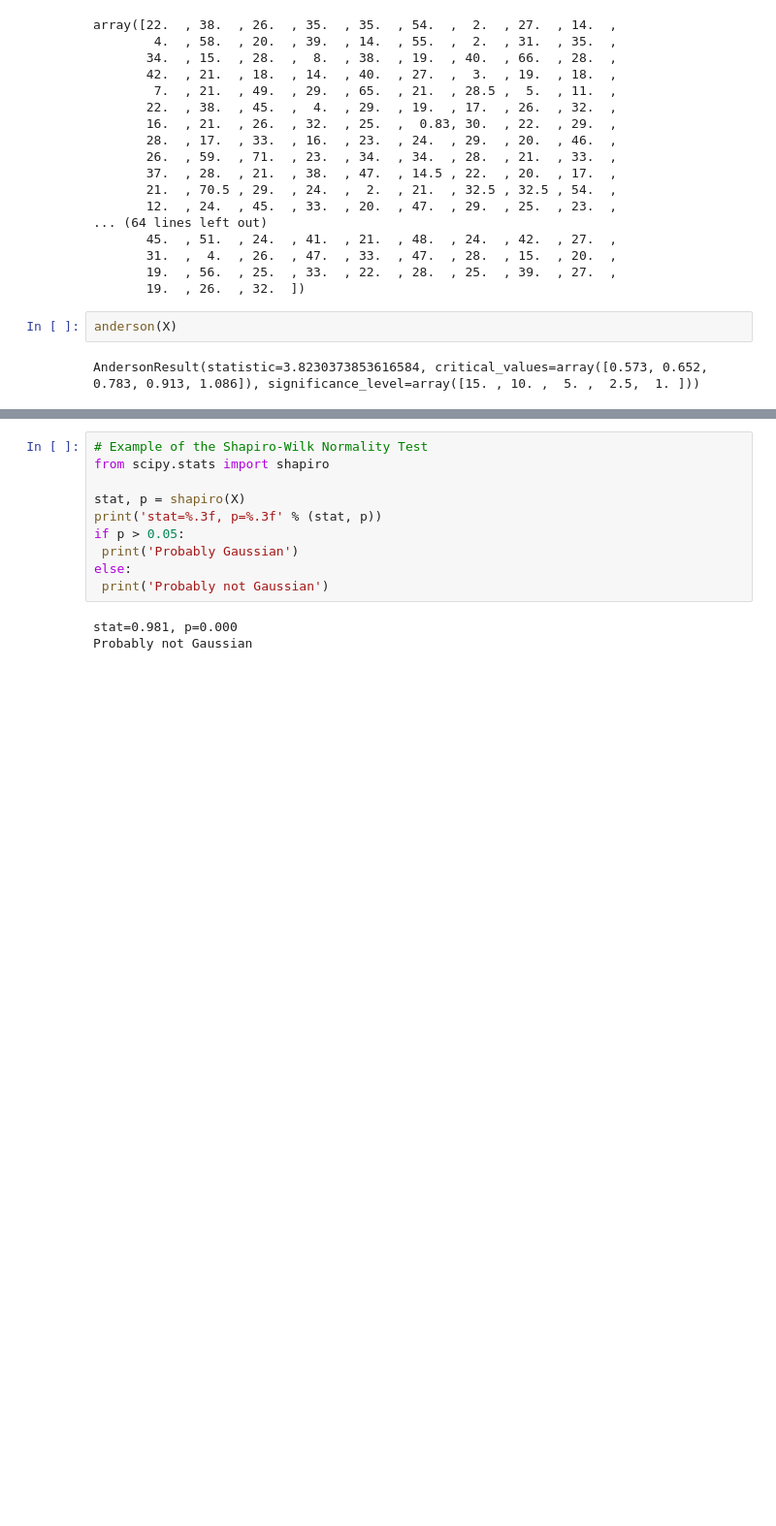
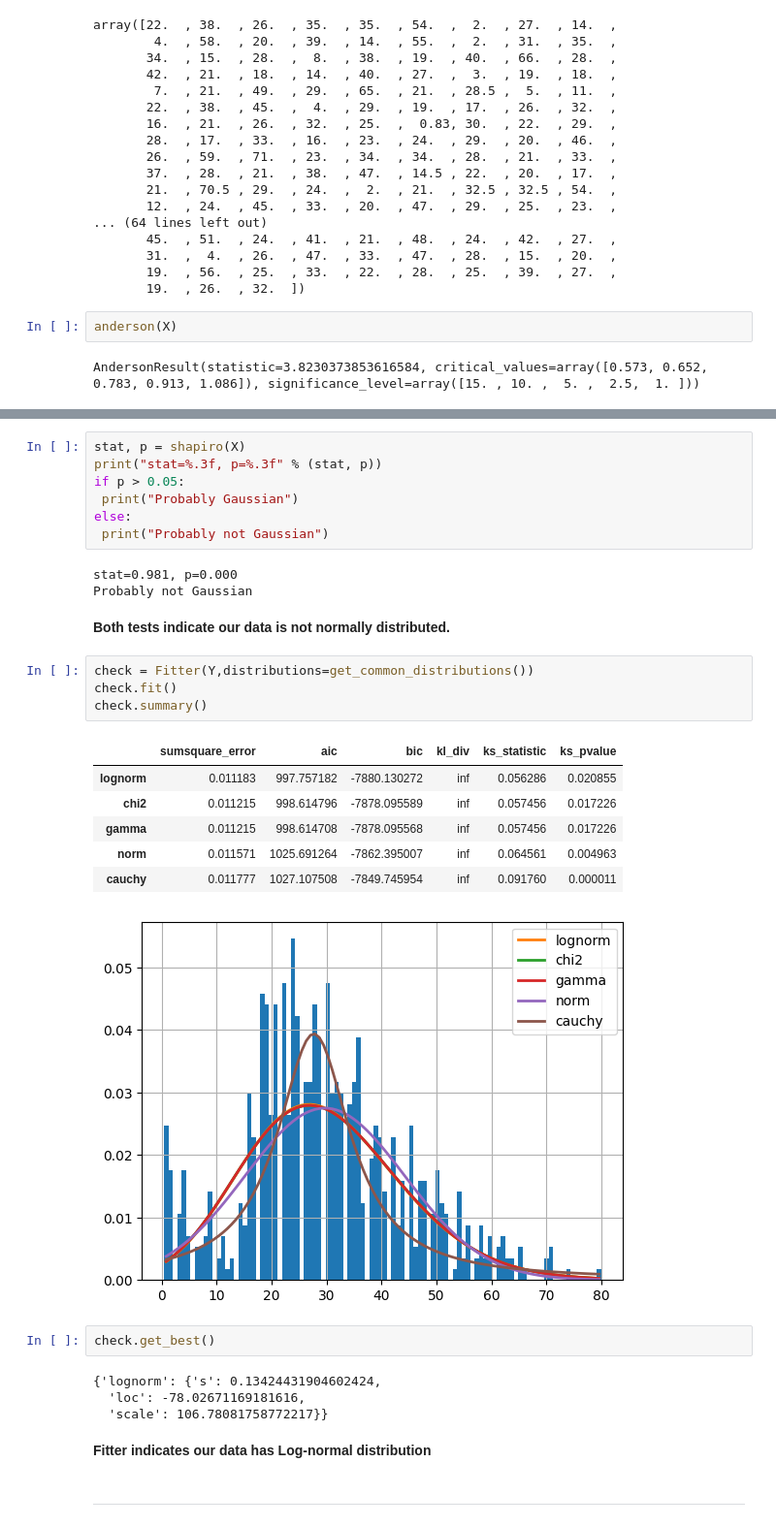
Before and after one commit to Leywa-git/Start_UP_IT_PDS2, a Jupyter notebook: Lesson_44/dz_44.ipynb, the cells around one changed output, grey strips where cells are left out. Shown at 97% size. Cells and saved outputs as stored; diff of their text form; blank space fills up the shorter version.

```diff
--- a/Lesson_44/dz_44.ipynb
+++ b/Lesson_44/dz_44.ipynb
@@ -90,13 +106,34 @@ AndersonResult(statistic=3.8230373853616584, critical_values=array([0.573, 0.652
 # %%
-# Example of the Shapiro-Wilk Normality Test
-from scipy.stats import shapiro
-
 stat, p = shapiro(X)
-print('stat=%.3f, p=%.3f' % (stat, p))
+print("stat=%.3f, p=%.3f" % (stat, p))
 if p > 0.05:
- print('Probably Gaussian')
+ print("Probably Gaussian")
 else:
- print('Probably not Gaussian')
+ print("Probably not Gaussian")
 # %% [output]
 stat=0.981, p=0.000
 Probably not Gaussian
+# %% [markdown]
+**Both tests indicate our data is not normally distributed.**
+# %%
+check = Fitter(Y,distributions=get_common_distributions())
+check.fit()
+check.summary()
+# %% [output]
+|  | sumsquare_error | aic | bic | kl_div | ks_statistic | ks_pvalue |
+| lognorm | 0.011183 | 997.757182 | -7880.130272 | inf | 0.056286 | 0.020855 |
+| chi2 | 0.011215 | 998.614796 | -7878.095589 | inf | 0.057456 | 0.017226 |
+| gamma | 0.011215 | 998.614708 | -7878.095568 | inf | 0.057456 | 0.017226 |
+| norm | 0.011571 | 1025.691264 | -7862.395007 | inf | 0.064561 | 0.004963 |
+| cauchy | 0.011777 | 1027.107508 | -7849.745954 | inf | 0.091760 | 0.000011 |
+[figure, added]
+# %%
+check.get_best()
+# %% [output]
+{'lognorm': {'s': 0.13424431904602424,
+  'loc': -78.02671169181616,
+  'scale': 106.78081758772217}}
+# %% [markdown]
+**Fitter indicates our data has Log-normal distribution**
+# %% [markdown]
+---
```
Also changed, not shown: parts of 15 cells of this notebook.
